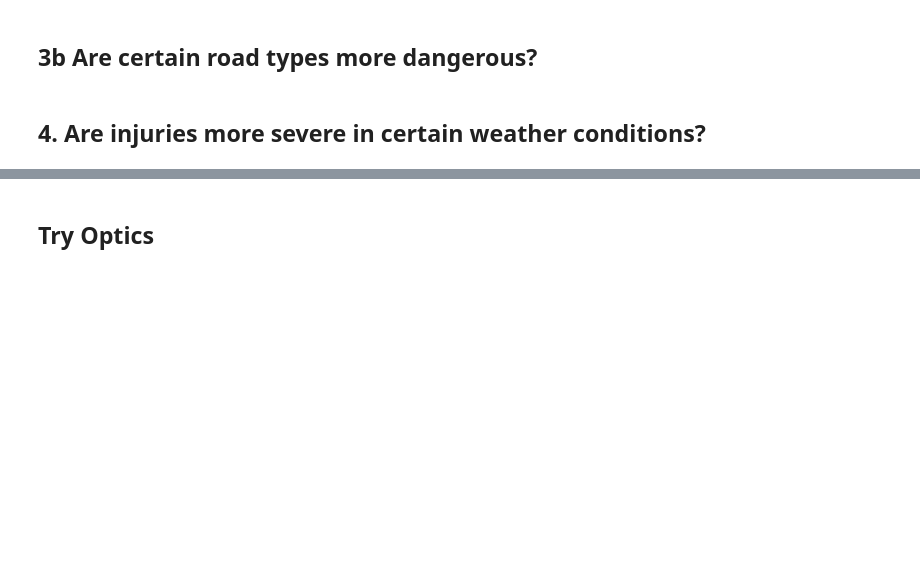
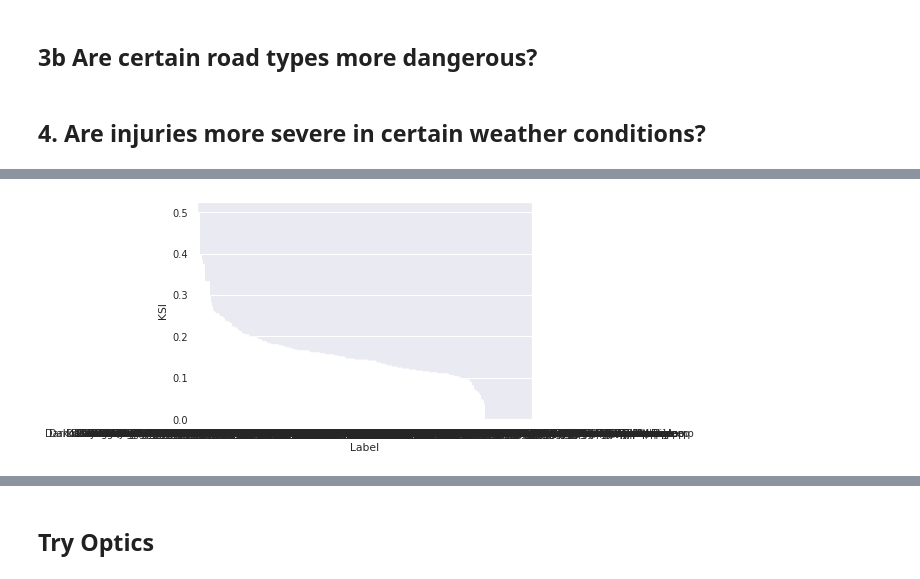
Before and after one commit to GaborJenei/DS-Stackoverflow-Survey, a Jupyter notebook: 01_Intro_to_DS/3_BlogPost/Udacity DSND Project1.ipynb, the cells around one changed output, grey strips where cells are left out. Drawn from its saved outputs; the diff is of its cells as text; code cells hidden in the pictures; blank space fills up the shorter version.

```diff
--- a/01_Intro_to_DS/3_BlogPost/Udacity DSND Project1.ipynb
+++ b/01_Intro_to_DS/3_BlogPost/Udacity DSND Project1.ipynb
@@ -175,3 +194,7 @@ weather_dict ={1:'Fine no high winds',2:'Raining no high winds',3:'Snowing no hi
 surface_dict = {1:'Dry',2:'Wet or damp',3:'Snow',4:'Frost or ice',5:'Flood over 3cm. deep',6:'Oil or diesel',7:'Mud',-1:'Data missing or out of range'}
 
 df_casualties_conditions = ToCategorical(df_casualties_conditions, condition_cols + ['Casualty_Severity'], [light_dict, weather_dict, surface_dict, severity])
+print(len(df_casualties_conditions))
+# drop missing values
+df_casualties_conditions = df_casualties_conditions[~(df_casualties_conditions[condition_cols]=='Data missing or out of range').any(axis=1)].copy()
+print(len(df_casualties_conditions))
@@ -188,7 +227,13 @@ df_casualties_conditions.pivot_table(index=['Light_Conditions'],
 # %%
 def KSI_proportion(df, cols):
     '''
+    Calculate the killed and seriously injured casuality proportion against all casualities
+    Input:
+    df: input dataframe
+    columns to loop through and take all possible combination of individual values of the columns
 
+    Returns
+    datafram of KSI proportions at each combination of condition
     '''
     df_out = pd.DataFrame(columns=cols + ['KSI'])
 
@@ -230,4 +275,6 @@ df_ksi_surface = df_casualties_conditions.value_counts(subset=['Road_Surface_Con
 test = df_ksi_surface[['Fatal', 'Serious']].sum(1) / df_ksi_surface.sum(axis=1)
 # %%
 df_ksi_props = KSI_proportion(df_casualties_conditions, condition_cols) #.sort_values(by='KSI')
-df_ksi_props.head()
+df_ksi_props['Label'] = df_ksi_props[['Light_Conditions','Weather_Conditions','Road_Surface_Conditions']].astype('str').agg('; '.join, axis=1)
+df_ksi_props.sort_values(by='KSI', ascending=False, inplace=True)
+df_ksi_props.head(10)
@@ -233,0 +293,8 @@ df_ksi_props.head()
+# %%
+# x=
+sns.barplot(x='Label', y="KSI", data=df_ksi_props);
+
+# To do colour by the values of one of the columns one by one
+# if a certain colour gets dominant at a certain part then it's significant
+# %% [output]
+[figure, added]
```
Also changed, not shown: parts of 58 cells of this notebook, 1 other file.
